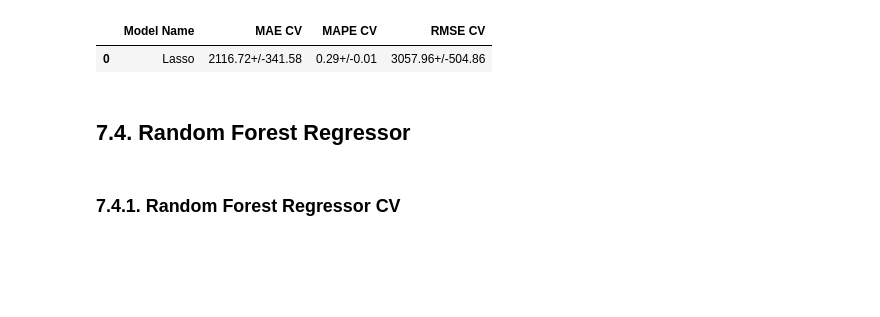
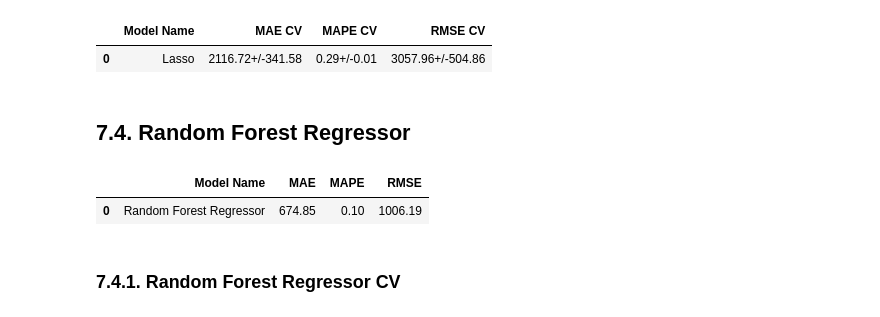
Before and after one commit to RaulBelarmino/rossman-predict-sales, a Jupyter notebook: rossman-predict-ds-em-producao.ipynb, the cells around one changed output. Drawn from its saved outputs; the diff is of its cells as text; code cells hidden in the pictures; blank space fills up the shorter version.

Commit message:
Rossmann Model

```diff
--- a/rossman-predict-ds-em-producao.ipynb
+++ b/rossman-predict-ds-em-producao.ipynb
@@ -1072,14 +1110,17 @@ lasso_result_cv
 ## 7.4. Random Forest Regressor
 # %%
 # model
-#rf = RandomForestRegressor(n_estimators=100, n_jobs= -1, random_state=42).fit(x_train, y_train)
-rf = RandomForestRegressor(n_estimators=100, n_jobs= -1, random_state=42)
+rf = RandomForestRegressor(n_estimators=100, n_jobs= -1, random_state=42).fit(x_train, y_train)
+#rf = RandomForestRegressor(n_estimators=100, n_jobs= -1, random_state=42)
 # prediction
-#yhat_rf = rf.predict(x_test)
+yhat_rf = rf.predict(x_test)
 
 # performance
-#rf_result = ml_error('Random Forest Regressor', np.expm1(y_test), np.expm1(yhat_rf))
-#rf_result
+rf_result = ml_error('Random Forest Regressor', np.expm1(y_test), np.expm1(yhat_rf))
+rf_result
+# %% [output]
+|  | Model Name | MAE | MAPE | RMSE |
+| 0 | Random Forest Regressor | 674.85 | 0.10 | 1006.19 |
 # %% [markdown]
 ### 7.4.1. Random Forest Regressor CV
 # %%
```
Also changed, not shown: parts of 19 cells of this notebook, 17 other files.
